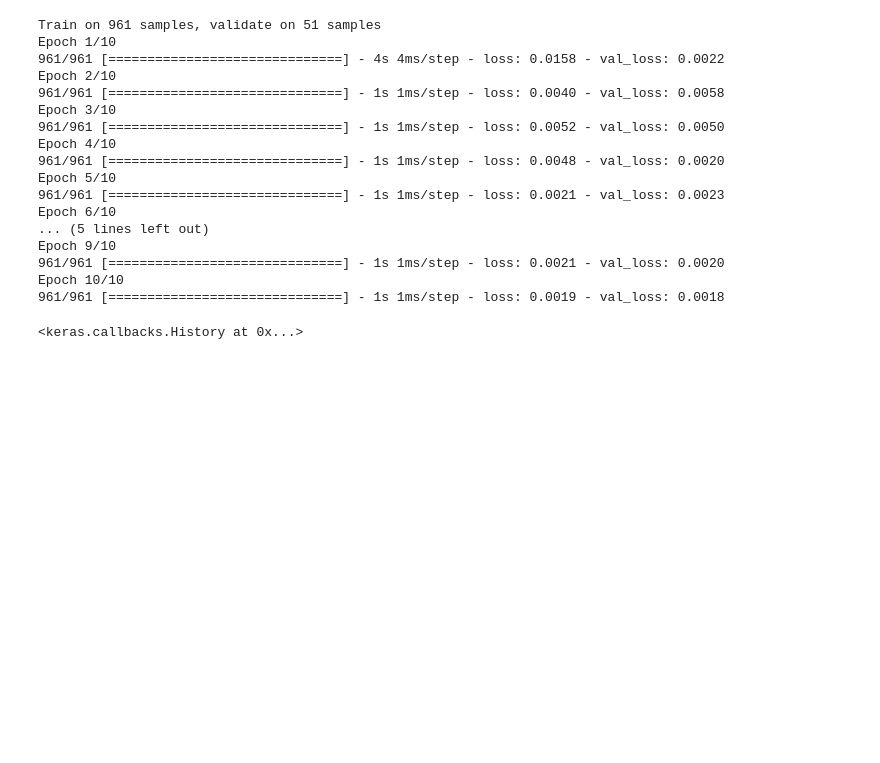
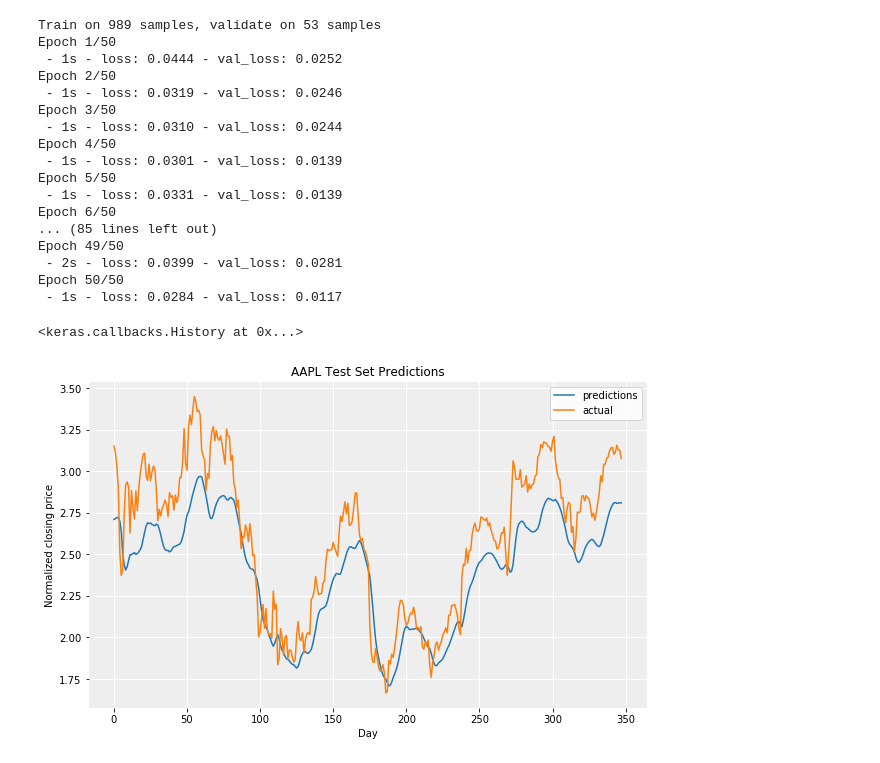
Before and after one commit to munozalexander/Stock-Prediction, a Jupyter notebook: Stock_Prediction.ipynb, the cells around one changed output. Saved outputs shown, nothing was run; the diff lists cells and outputs as text; code cells hidden in the pictures; blank space fills up the shorter version.

```diff
--- a/Stock_Prediction.ipynb
+++ b/Stock_Prediction.ipynb
@@ -74,28 +108,42 @@ model.compile(loss='mse', optimizer='rmsprop')
 # %%
 # fit model
 model.fit(
-    X_train.reshape(X_train.shape[0],X_train.shape[1],1),
+    X_train,
     y_train,
     batch_size=512,
-    nb_epoch=10,
-    validation_split=0.05)
+    epochs=50,
+    validation_split=0.05,
+    verbose=0)
 # %% [output]
-Train on 961 samples, validate on 51 samples
-Epoch 1/10
-961/961 [==============================] - 4s 4ms/step - loss: 0.0158 - val_loss: 0.0022
-Epoch 2/10
-961/961 [==============================] - 1s 1ms/step - loss: 0.0040 - val_loss: 0.0058
-Epoch 3/10
-961/961 [==============================] - 1s 1ms/step - loss: 0.0052 - val_loss: 0.0050
-Epoch 4/10
-961/961 [==============================] - 1s 1ms/step - loss: 0.0048 - val_loss: 0.0020
-Epoch 5/10
-961/961 [==============================] - 1s 1ms/step - loss: 0.0021 - val_loss: 0.0023
-Epoch 6/10
-... (5 lines left out)
-Epoch 9/10
-961/961 [==============================] - 1s 1ms/step - loss: 0.0021 - val_loss: 0.0020
-Epoch 10/10
-961/961 [==============================] - 1s 1ms/step - loss: 0.0019 - val_loss: 0.0018
+Train on 989 samples, validate on 53 samples
+Epoch 1/50
+ - 1s - loss: 0.0444 - val_loss: 0.0252
+Epoch 2/50
+ - 1s - loss: 0.0319 - val_loss: 0.0246
+Epoch 3/50
+ - 1s - loss: 0.0310 - val_loss: 0.0244
+Epoch 4/50
+ - 1s - loss: 0.0301 - val_loss: 0.0139
+Epoch 5/50
+ - 1s - loss: 0.0331 - val_loss: 0.0139
+Epoch 6/50
+... (85 lines left out)
+Epoch 49/50
+ - 2s - loss: 0.0399 - val_loss: 0.0281
+Epoch 50/50
+ - 1s - loss: 0.0284 - val_loss: 0.0117
 <keras.callbacks.History at 0x...>
+# %%
+# predict test set
+predictions = model.predict(X_test)
+f, a = simple_ax(figsize=(10,6))
+a.plot(predictions, label='predictions')
+a.plot(y_test, label='actual')
+a.set_ylabel('Normalized closing price')
+a.set_xlabel('Day')
+a.set_title('AAPL Test Set Predictions')
+plt.legend()
+plt.show()
+# %% [output]
+[figure, added]
 # %%
```
Also changed, not shown: parts of 12 cells of this notebook.
